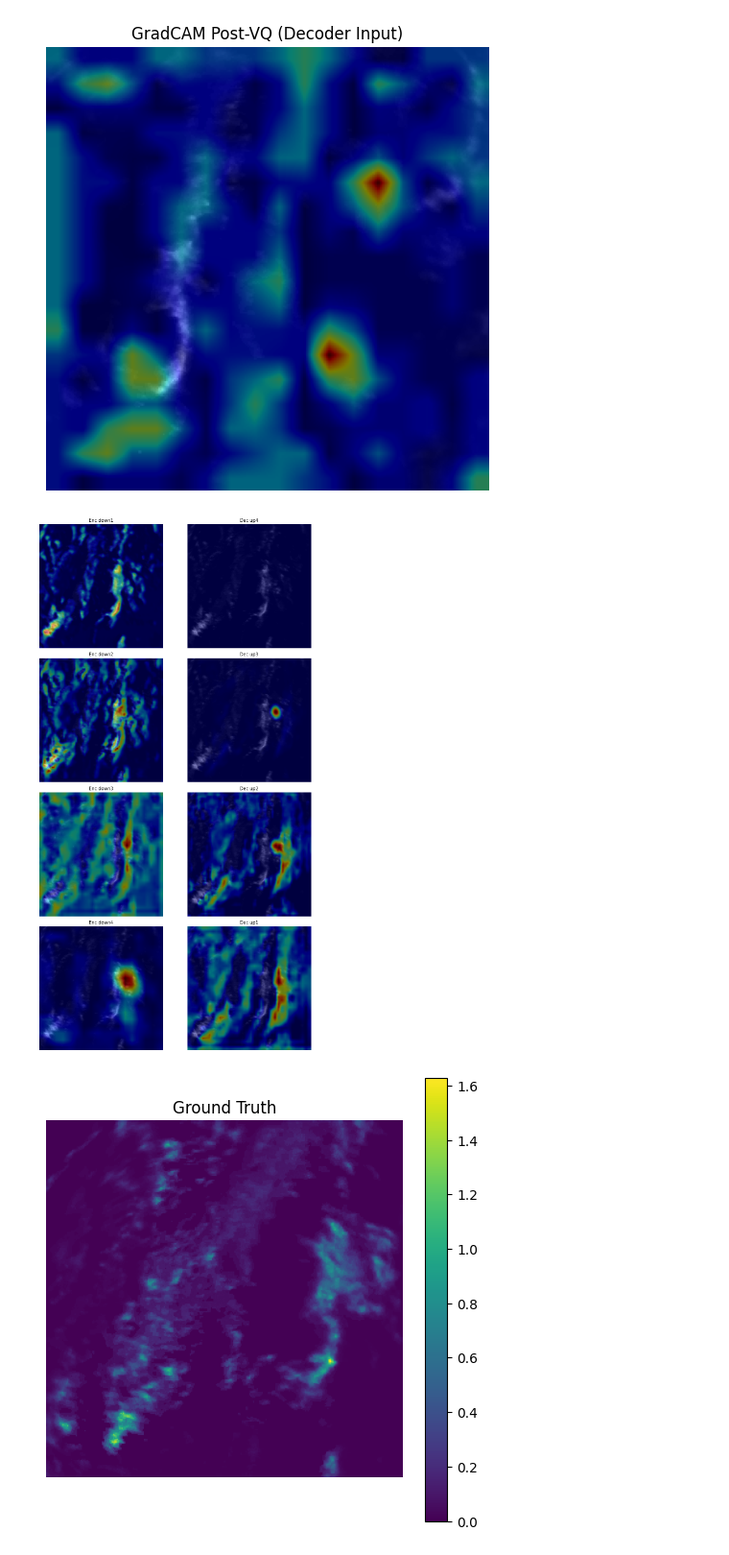
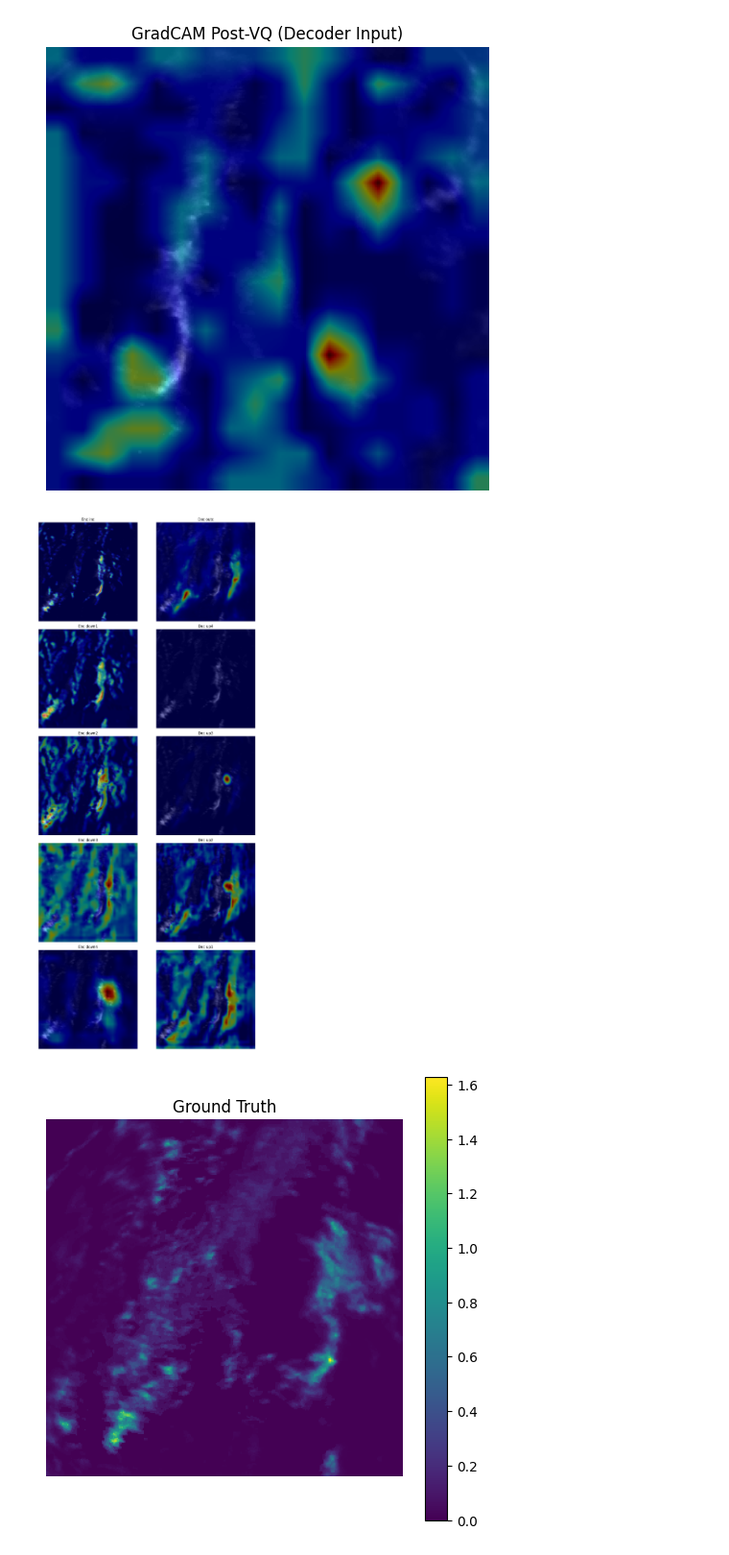
Before and after one commit to nstavr04/MasterThesisSnellius, a Jupyter notebook: ThesisCode/visualize_gradcam.ipynb, the cells around one changed output. Shown at 96% size. Cells and saved outputs as stored; diff of their text form; code cells hidden in the pictures.

Commit message:
add inc and outc

```diff
--- a/ThesisCode/visualize_gradcam.ipynb
+++ b/ThesisCode/visualize_gradcam.ipynb
@@ -130,6 +130,7 @@ import matplotlib.pyplot as plt
 
 # Define the four matching pairs (encoder down_i with decoder up_{5-i})
 pairs = [
+    ("Enc inc", model.inc, "Dec outc", model.outc),
     ("Enc down1", model.down1, "Dec up4", model.up4),
     ("Enc down2", model.down2, "Dec up3", model.up3),
     ("Enc down3", model.down3, "Dec up2", model.up2),
@@ -142,34 +143,34 @@ cols = 2
 plt.figure(figsize=(6 * cols, 5 * rows))
 
 for i, (enc_name, enc_mod, dec_name, dec_mod) in enumerate(pairs, 1):
     # Encoder GradCAM
     cam_enc = GradCAM(model, target_layer=enc_mod)
     heat_enc = cam_enc(input_tensor)[0].cpu().numpy().squeeze()
     cam_enc.remove_hooks()
 
     # Decoder GradCAM
     cam_dec = GradCAM(model, target_layer=dec_mod)
     heat_dec = cam_dec(input_tensor)[0].cpu().numpy().squeeze()
     cam_dec.remove_hooks()
 
     # Plot encoder heatmap
     plt.subplot(rows, cols, (i - 1) * cols + 1)
     plt.imshow(display_image.cpu().numpy(), cmap="gray")
     plt.imshow(heat_enc, cmap="jet", alpha=0.5)
     plt.title(enc_name)
     plt.axis("off")
 
     # Plot decoder heatmap
     plt.subplot(rows, cols, (i - 1) * cols + 2)
     plt.imshow(display_image.cpu().numpy(), cmap="gray")
     plt.imshow(heat_dec, cmap="jet", alpha=0.5)
     plt.title(dec_name)
     plt.axis("off")
 
 plt.tight_layout()
 plt.show()
 # %% [output]
-[figure, old version]
+[figure, new version]
 # %%
 import torch
 import matplotlib.pyplot as plt
```
